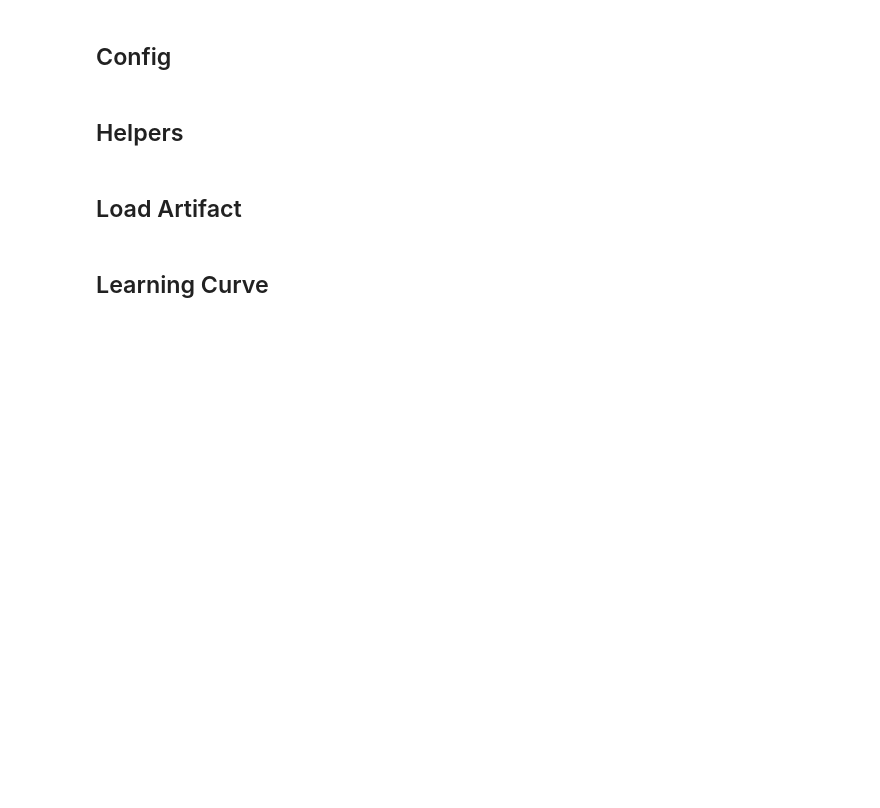
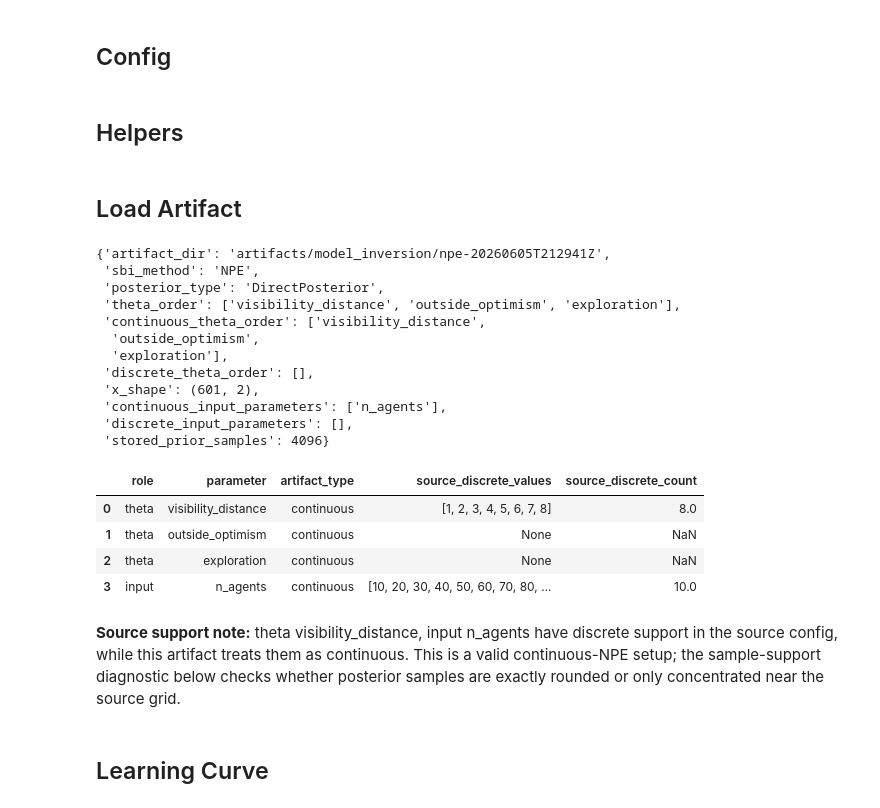
Before and after one commit to hdahmou/Network_creation, a Jupyter notebook: notebooks/posterior_parameter_recovery.ipynb, the cells around one changed output. Cells and saved outputs as stored; diff of their text form; code cells hidden in the pictures; blank space fills up the shorter version.

Commit message:
feat: refactor model inversion and cleaning

```diff
--- a/notebooks/posterior_parameter_recovery.ipynb
+++ b/notebooks/posterior_parameter_recovery.ipynb
@@ -170,28 +292,76 @@ def sample_posterior(artifact, x, n_samples, seed, progress=None):
 # %%
 artifact_dir = resolve_existing_path(ARTIFACT_DIR)
 artifact = load_posterior_artifact(artifact_dir)
 metadata = artifact.metadata
-dataset_metadata = metadata["dataset"]
+dataset_metadata = metadata.dataset
 prior_samples = artifact.prior_samples
 diagnostic_data = load_diagnostic_data(artifact)
 theta_names = list(artifact.theta_order)
 
-source_config_path = resolve_existing_path(dataset_metadata["config_path"])
+source_config_path = resolve_existing_path(dataset_metadata.simulation_config_path)
 source_config = json.loads(source_config_path.read_text(encoding="utf-8"))
+type_audit_rows = parameter_type_audit_rows(artifact, source_config)
+type_mismatches = [
+    row
+    for row in type_audit_rows
+    if row["artifact_type"] == "continuous"
+    and row["source_discrete_count"] is not None
+    and row["source_discrete_count"] > 1
+]
+
 
 display(
     {
         "artifact_dir": (
             str(artifact_dir.relative_to(project_root))
             if artifact_dir.is_relative_to(project_root)
             else str(artifact_dir)
         ),
+        "sbi_method": metadata.sbi.method,
         "posterior_type": type(artifact.posterior).__name__,
         "theta_order": theta_names,
-        "x_shape": tuple(dataset_metadata["x_event_shape"]),
+        "continuous_theta_names": list(artifact.continuous_theta_names),
+        "discrete_theta_names": list(artifact.discrete_theta_names),
+        "x_shape": tuple(dataset_metadata.x_event_shape),
+        "continuous_input_names": list(artifact.continuous_input_names),
+        "discrete_input_names": list(artifact.discrete_input_names),
         "stored_prior_samples": int(prior_samples.shape[0]),
     }
 )
+
+display(pd.DataFrame(type_audit_rows) if pd is not None else type_audit_rows)
+if type_mismatches:
+    mismatch_text = ", ".join(
+        f'{row["role"]} {row["parameter"]}' for row in type_mismatches
+    )
+    display(
+        Markdown(
+            "**Source support note:** "
+            f"{mismatch_text} have discrete support in the source config, "
+            "while this artifact treats them as continuous. This is a valid continuous-NPE setup; "
+            "the sample-support diagnostic below checks whether posterior samples are exactly rounded "
+            "or only concentrated near the source grid."
+        )
+    )
+# %% [output]
+{'artifact_dir': 'artifacts/model_inversion/npe-20260605T212941Z',
+ 'sbi_method': 'NPE',
+ 'posterior_type': 'DirectPosterior',
+ 'theta_order': ['visibility_distance', 'outside_optimism', 'exploration'],
+ 'continuous_theta_order': ['visibility_distance',
+  'outside_optimism',
+  'exploration'],
+ 'discrete_theta_order': [],
+ 'x_shape': (601, 2),
+ 'continuous_input_parameters': ['n_agents'],
+ 'discrete_input_parameters': [],
+ 'stored_prior_samples': 4096}
+|  | role | parameter | artifact_type | source_discrete_values | source_discrete_count |
+| 0 | theta | visibility_distance | continuous | [1, 2, 3, 4, 5, 6, 7, 8] | 8.0 |
+| 1 | theta | outside_optimism | continuous | None | NaN |
+| 2 | theta | exploration | continuous | None | NaN |
+| 3 | input | n_agents | continuous | [10, 20, 30, 40, 50, 60, 70, 80, ... | 10.0 |
+**Source support note:** theta visibility_distance, input n_agents have discrete support in the source config, while this artifact treats them as continuous. This is a valid continuous-NPE setup; the sample-support diagnostic below checks whether posterior samples are exactly rounded or only concentrated near the source grid.
 # %% [markdown]
 ## Learning Curve
 # %%
```
Also changed, not shown: parts of 14 cells of this notebook, 49 other files.
